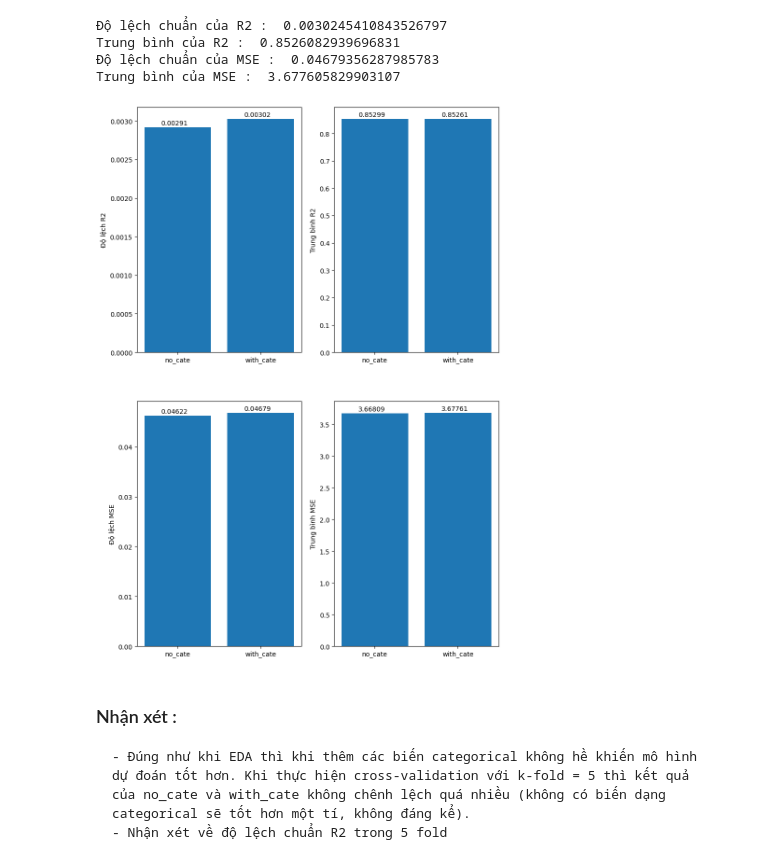
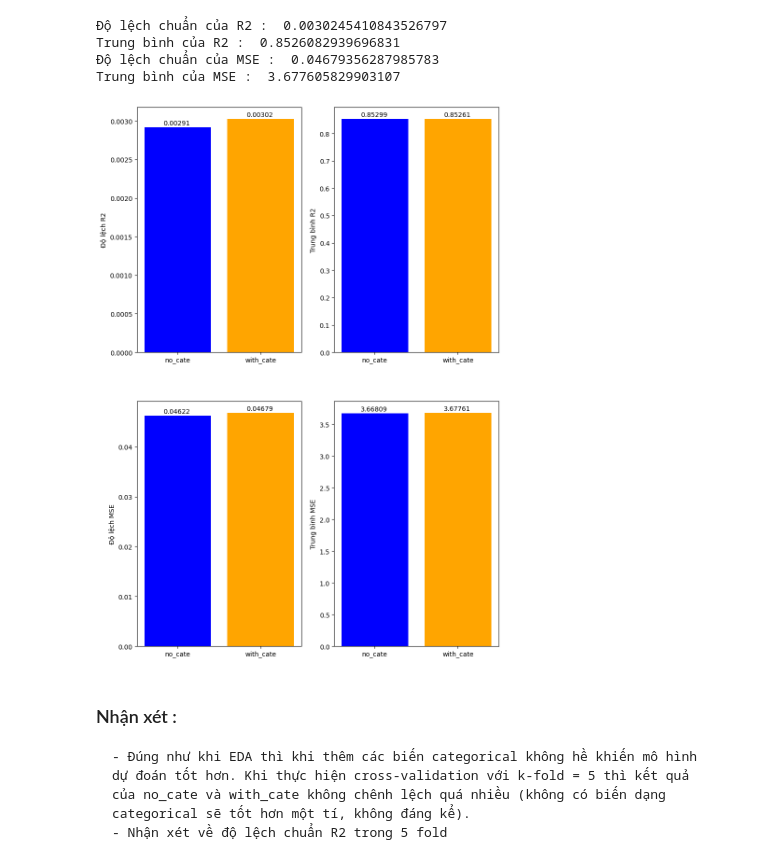
Before and after one commit to nahrixt0710/Life-Style-Data-Analysis, a Jupyter notebook: src/model_v2.ipynb, the cells around one changed output. Saved outputs shown, nothing was run; the diff lists cells and outputs as text; code cells hidden in the pictures.

Commit message:
update plot for eval

```diff
--- a/src/model_v2.ipynb
+++ b/src/model_v2.ipynb
@@ -294,36 +294,37 @@ Trung bình của MSE :  3.677605829903107
 # %%
 def label(ax, bar, text):
     ax.text(
-        bar.get_x() + 0.2,
+        bar.get_x() + 0.23,
         bar.get_height() * (1 + 0.01),
         f"{text:.5f}"
     )
 
 width = ["no_cate", "with_cate"]
+color = ['blue' , 'orange']
 
 fig, ax = plt.subplots(2, 2, figsize=(10, 15))
 
-bars = ax[0, 0].bar(width, [r2_scores.std(), r2_scores_.std()])
+bars = ax[0, 0].bar(width, [r2_scores.std(), r2_scores_.std()], color=color)
 ax[0, 0].set_ylabel('Độ lệch R2')
 label(ax[0, 0], bars[0], r2_scores.std())
 label(ax[0, 0], bars[1], r2_scores_.std())
 
-bars = ax[0, 1].bar(width, [r2_scores.mean(), r2_scores_.mean()])
+bars = ax[0, 1].bar(width, [r2_scores.mean(), r2_scores_.mean()], color=color)
 ax[0, 1].set_ylabel('Trung bình R2')
 label(ax[0, 1], bars[0], r2_scores.mean())
 label(ax[0, 1], bars[1], r2_scores_.mean())
 
-bars = ax[1, 0].bar(width, [mse_scores.std(), mse_scores_.std()])
+bars = ax[1, 0].bar(width, [mse_scores.std(), mse_scores_.std()], color=color)
 ax[1, 0].set_ylabel('Độ lệch MSE')
 label(ax[1, 0], bars[0], mse_scores.std())
 label(ax[1, 0], bars[1], mse_scores_.std())
 
-bars = ax[1, 1].bar(width, [mse_scores.mean(), mse_scores_.mean()])
+bars = ax[1, 1].bar(width, [mse_scores.mean(), mse_scores_.mean()], color=color)
 ax[1, 1].set_ylabel('Trung bình MSE')
 label(ax[1, 1], bars[0], mse_scores.mean())
 label(ax[1, 1], bars[1], mse_scores_.mean())
 # %% [output]
-[figure, old version]
+[figure, new version]
 # %% [markdown]
 ### Nhận xét :
 
```
